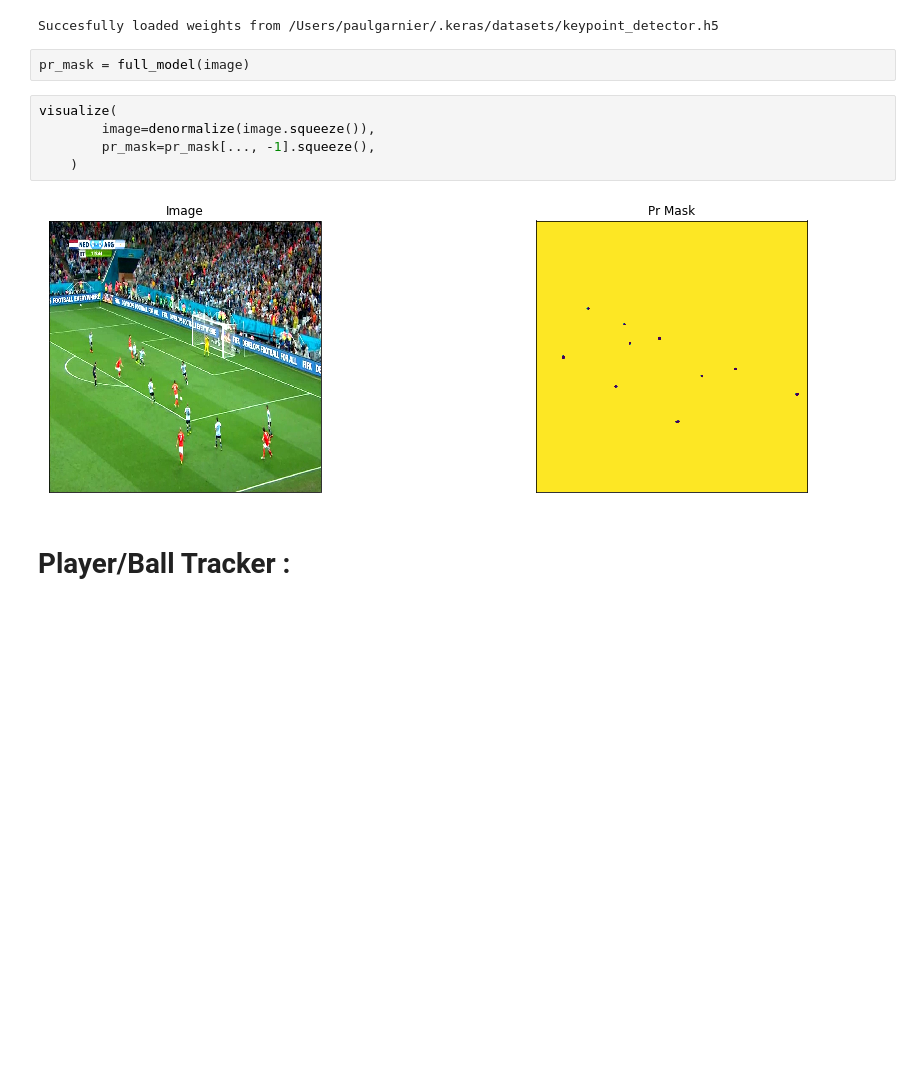
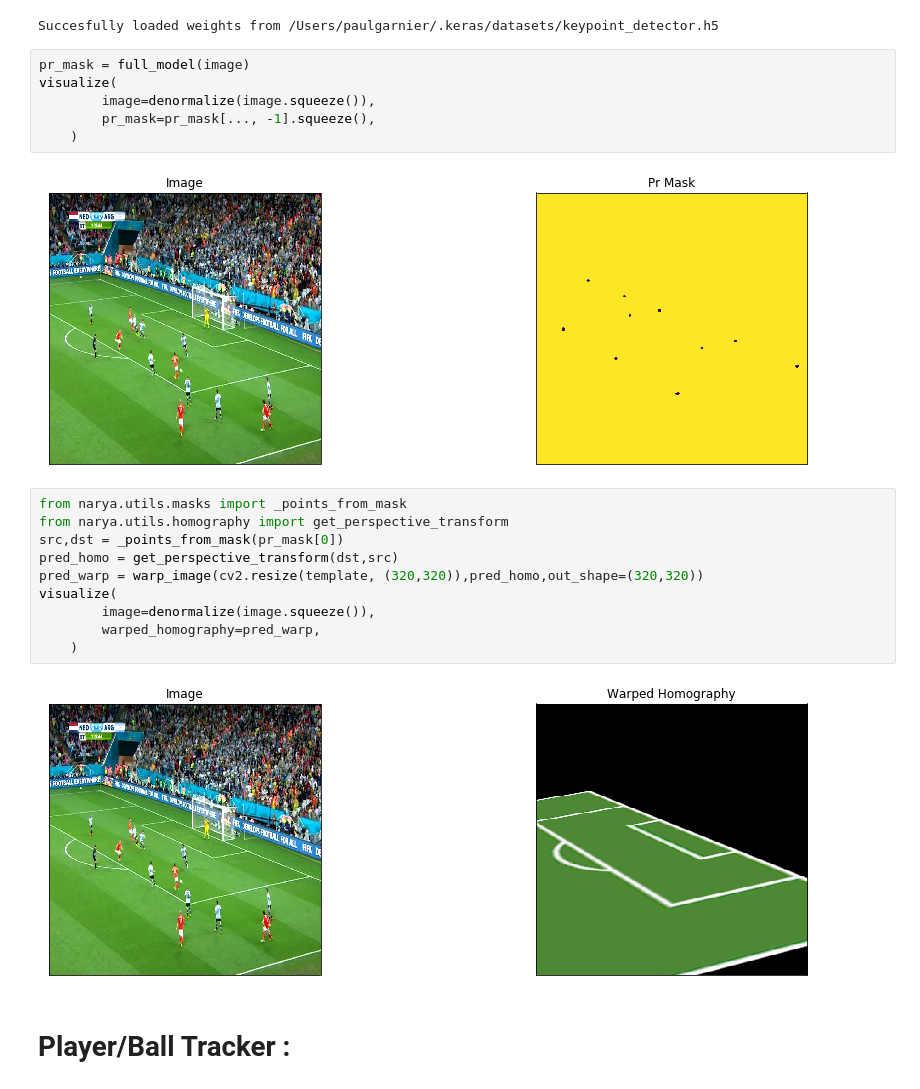
Before and after one commit to DonsetPG/narya, a Jupyter notebook: examples.ipynb, the cells around one changed output. Drawn from its saved outputs; the diff is of its cells as text; blank space fills up the shorter version.

```diff
--- a/examples.ipynb
+++ b/examples.ipynb
@@ -95,15 +91,26 @@ model = full_model.model
 preprocessing_fn = full_model.preprocessing
 # %% [output]
 Succesfully loaded weights from /Users/paulgarnier/.keras/datasets/keypoint_detector.h5
-# %%
-pr_mask = full_model(image)
 # %%
+pr_mask = full_model(image)
 visualize(
         image=denormalize(image.squeeze()),
         pr_mask=pr_mask[..., -1].squeeze(),
     )
 # %% [output]
 [figure]
+# %%
+from narya.utils.masks import _points_from_mask
+from narya.utils.homography import get_perspective_transform
+src,dst = _points_from_mask(pr_mask[0])
+pred_homo = get_perspective_transform(dst,src)
+pred_warp = warp_image(cv2.resize(template, (320,320)),pred_homo,out_shape=(320,320))
+visualize(
+        image=denormalize(image.squeeze()),
+        warped_homography=pred_warp,
+    )
+# %% [output]
+[figure, added]
 # %% [markdown]
 # Player/Ball Tracker :
 # %%
```
Also changed, not shown: parts of 15 cells of this notebook, 16 other files.
